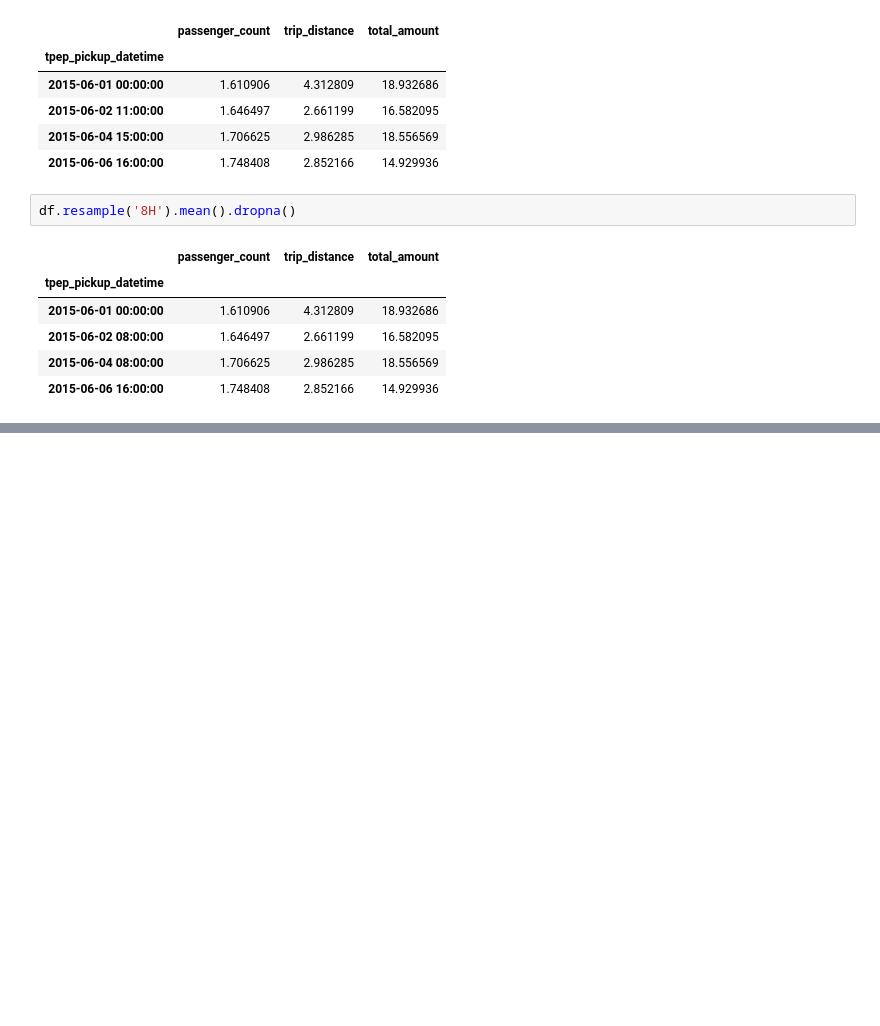
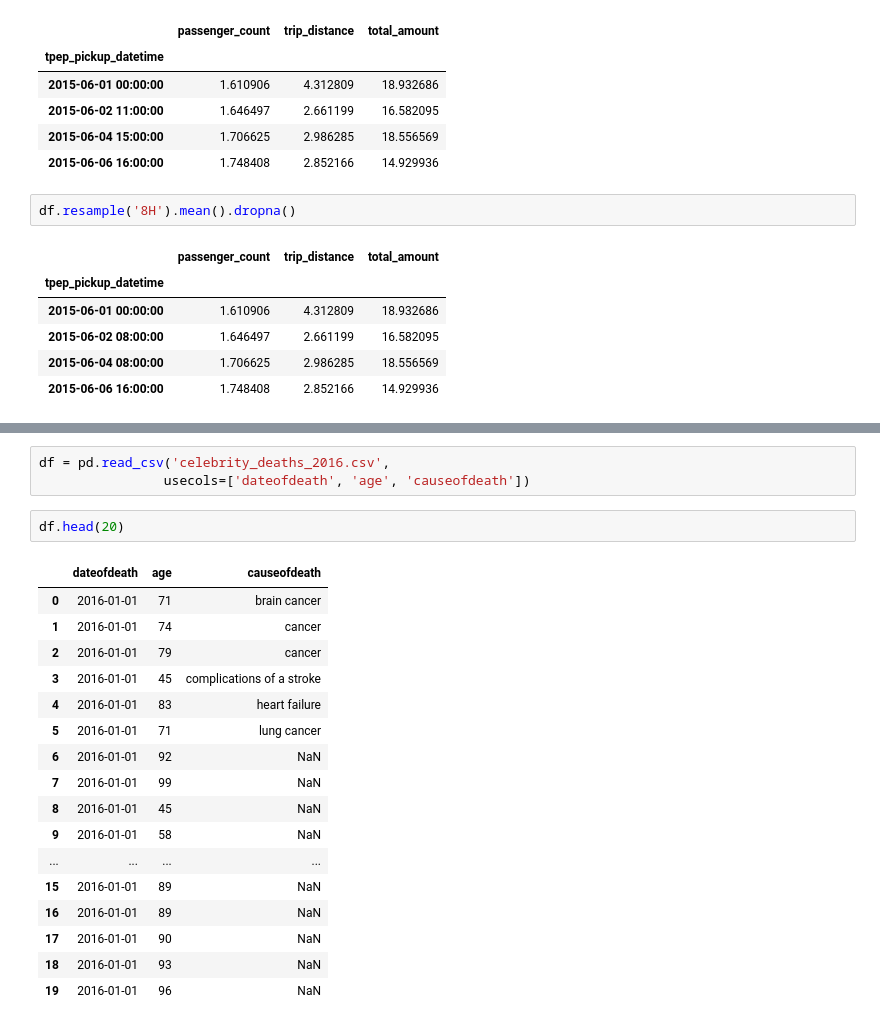
Before and after one commit to reuven/dfw-pandas, a Jupyter notebook: Pandas + time.ipynb, the cells around one changed output, grey strips where cells are left out. Drawn from its saved outputs; the diff is of its cells as text; blank space fills up the shorter version.

```diff
--- a/Pandas + time.ipynb
+++ b/Pandas + time.ipynb
@@ -429,0 +435,23 @@ df.resample('8H').mean().dropna()
+# %%
+df = pd.read_csv('celebrity_deaths_2016.csv',
+                usecols=['dateofdeath', 'age', 'causeofdeath'])
+# %%
+df.head(20)
+# %% [output]
+|  | dateofdeath | age | causeofdeath |
+| 0 | 2016-01-01 | 71 | brain cancer |
+| 1 | 2016-01-01 | 74 | cancer |
+| 2 | 2016-01-01 | 79 | cancer |
+| 3 | 2016-01-01 | 45 | complications of a stroke |
+| 4 | 2016-01-01 | 83 | heart failure |
+| 5 | 2016-01-01 | 71 | lung cancer |
+| 6 | 2016-01-01 | 92 | NaN |
+| 7 | 2016-01-01 | 99 | NaN |
+| 8 | 2016-01-01 | 45 | NaN |
+| 9 | 2016-01-01 | 58 | NaN |
+| ... | ... | ... | ... |
+| 15 | 2016-01-01 | 89 | NaN |
+| 16 | 2016-01-01 | 89 | NaN |
+| 17 | 2016-01-01 | 90 | NaN |
+| 18 | 2016-01-01 | 93 | NaN |
+| 19 | 2016-01-01 | 96 | NaN |
```
Also changed, not shown: parts of 2 cells of this notebook.
